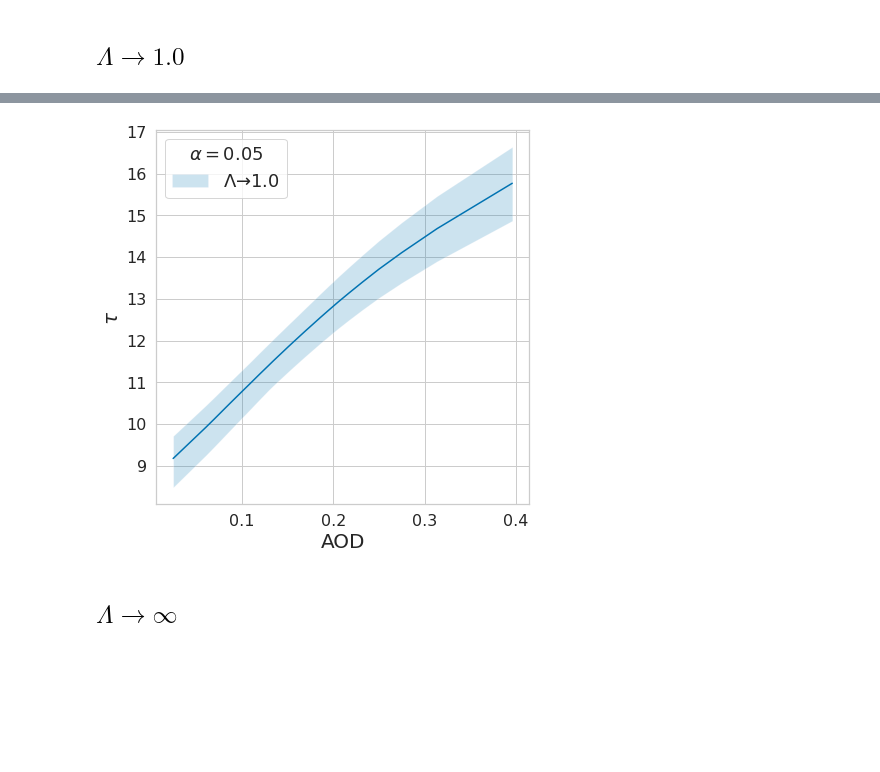
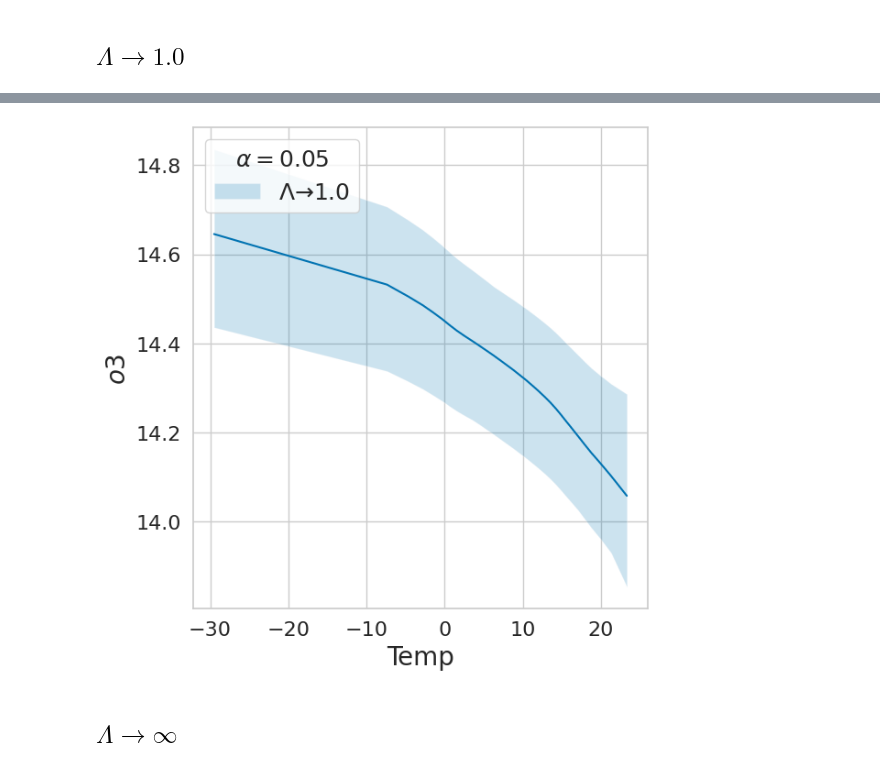
Before and after one commit to shmh40/overcast, a Jupyter notebook: examples/aci/transformer/evaluate_toar_edit.ipynb, the cells around one changed output, grey strips where cells are left out. Cells and saved outputs as stored; diff of their text form; code cells hidden in the pictures; blank space fills up the shorter version.

```diff
--- a/examples/aci/transformer/evaluate_toar_edit.ipynb
+++ b/examples/aci/transformer/evaluate_toar_edit.ipynb
@@ -134,7 +134,7 @@ for ensemble_id in range(ensemble_size):
 # %%
 means_ensemble = ensembles.predict_mean(ensemble, ds["test"], batch_size=None)
 df_test = ds["test"].data_frame
-observed_outcomes = df_test.to_numpy()[:, -4:]
+observed_outcomes = df_test.to_numpy()[:, -1:]
 # %%
 2 * 2
 # %% [output]
@@ -248,7 +279,7 @@ if not apos_ensemble_path.exists():
         treatments=treatments,
         batch_size=1,
     )
-    apos_ensemble = capos_ensemble.mean(2)
+    apos_ensemble = capos_ensemble.mean(0)
     np.save(apos_ensemble_path, apos_ensemble)
 else:
     apos_ensemble = np.load(apos_ensemble_path)
@@ -255,22 +304,22 @@ else:
 # %%
 alpha = 0.05
-idx_outcome = 2
+idx_outcome = 0
 _ = sns.lineplot(x=treatments, y=apos_ensemble[idx_outcome].mean(0))
 _ = plt.fill_between(
     x=treatments,
     y1=np.quantile(apos_ensemble[idx_outcome], 1 - alpha / 2, axis=0),
     y2=np.quantile(apos_ensemble[idx_outcome], alpha / 2, axis=0),
     alpha=0.2,
     label=r"$\Lambda \to 1.0 $",
 )
 _ = plt.legend(
     title=r"$\alpha=$" + f"{alpha}",
     loc="upper left",
 )
 _ = plt.ylabel(TARGET_KEYS[idx_outcome])
-_ = plt.xlabel("AOD")
+_ = plt.xlabel("Temp")
 # %% [output]
-[figure, old version]
+[figure, new version]
 # %% [markdown]
 ## $\Lambda \to \infty$
 # %%
```
Also changed, not shown: parts of 10 cells of this notebook.
